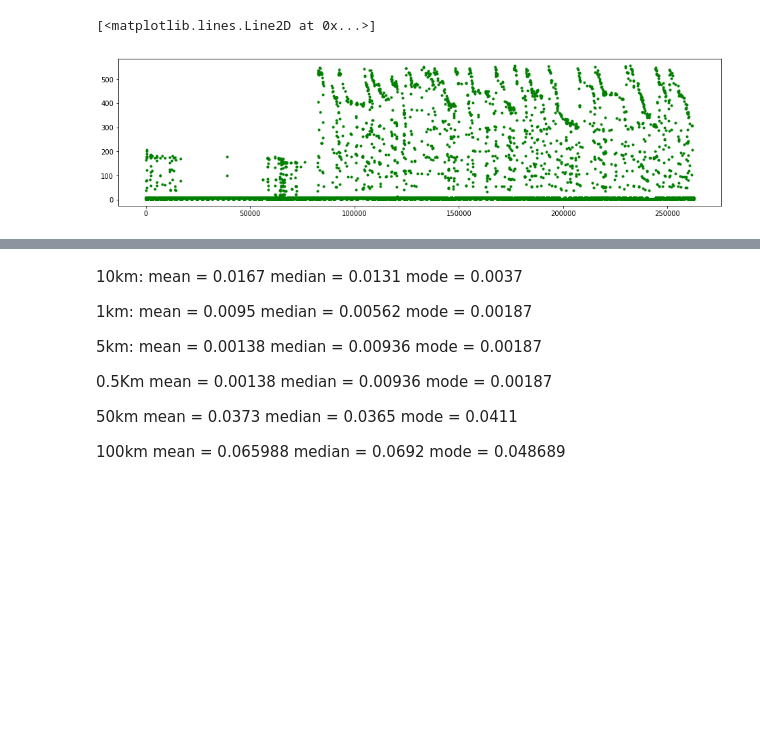
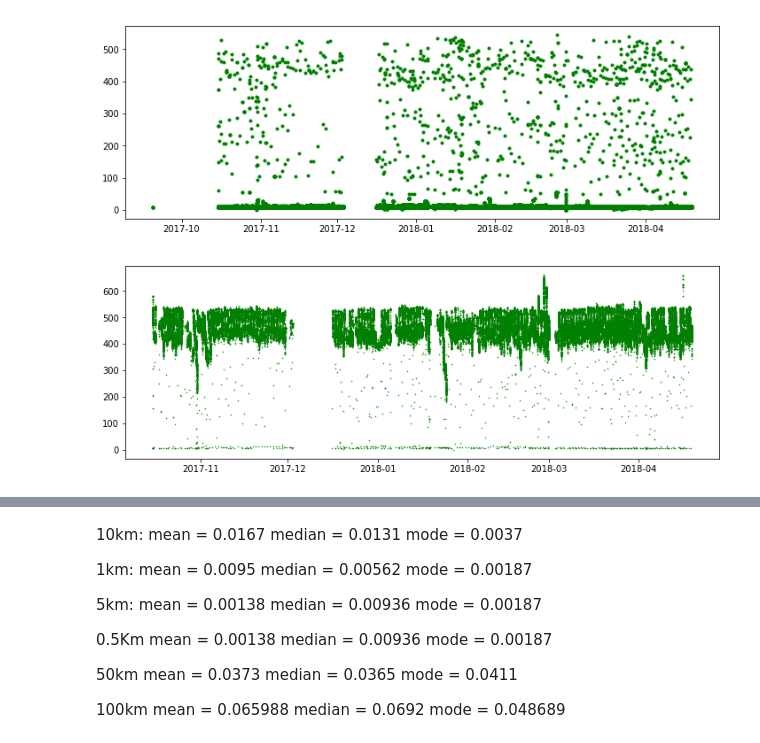
Before and after one commit to manjeet87/Signal_Analysis_UsingPython, a Jupyter notebook: Loconav/Fuel Data Analysis- ContinuousForm_MergedFile.ipynb, the cells around one changed output, grey strips where cells are left out. Cells and saved outputs as stored; diff of their text form; code cells hidden in the pictures; blank space fills up the shorter version.

```diff
--- a/Loconav/Fuel Data Analysis- ContinuousForm_MergedFile.ipynb
+++ b/Loconav/Fuel Data Analysis- ContinuousForm_MergedFile.ipynb
@@ -268,5 +287,7 @@ len(df[df.dev_state=='0'])
 # %%
-plt.plot(df[df.dev_state=='0'].index, df[df.dev_state=='0'].fuelVoltage, 'g.')
+%matplotlib inline
+plt.rcParams['figure.figsize'] = [12,4]
+plt.plot(df[df.dev_state=='0'].datetime, df[df.dev_state=='0'].fuelVoltage, 'g.');
+#plt.ylim(0,8)
 # %% [output]
-[<matplotlib.lines.Line2D at 0x...>]
-[figure, old version]
+[figure, new version]
@@ -273,3 +299,9 @@ plt.plot(df[df.dev_state=='0'].index, df[df.dev_state=='0'].fuelVoltage, 'g.')
+# %%
+%matplotlib inline
+plt.rcParams['figure.figsize'] = [12,4]
+plt.plot(df[df.dev_state=='1'].datetime, df[df.dev_state=='1'].fuelVoltage, 'g.', markersize = 1);
+# %% [output]
+[figure, added]
 # %%
 dff.info()
 # %% [output]
```
Also changed, not shown: parts of 63 cells of this notebook, 8 other files.
